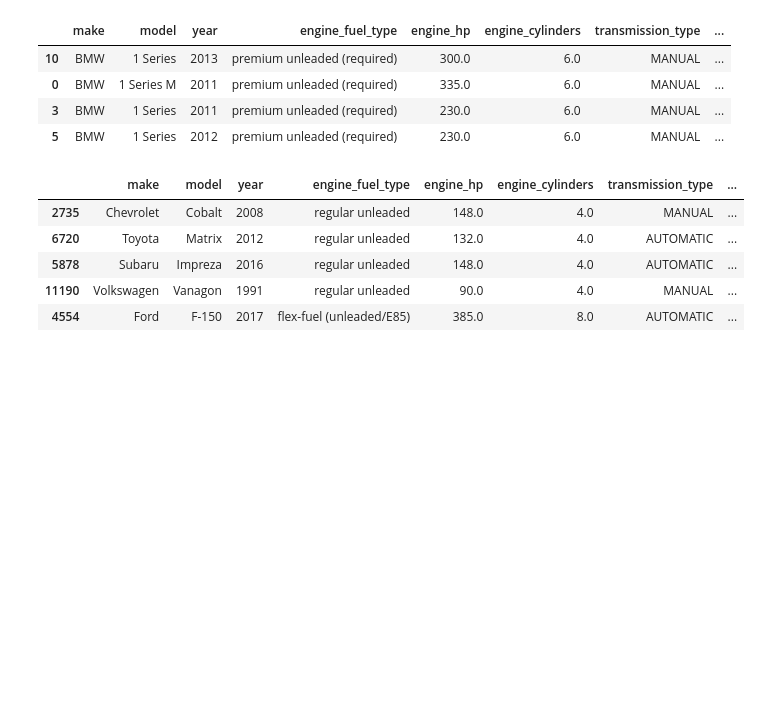
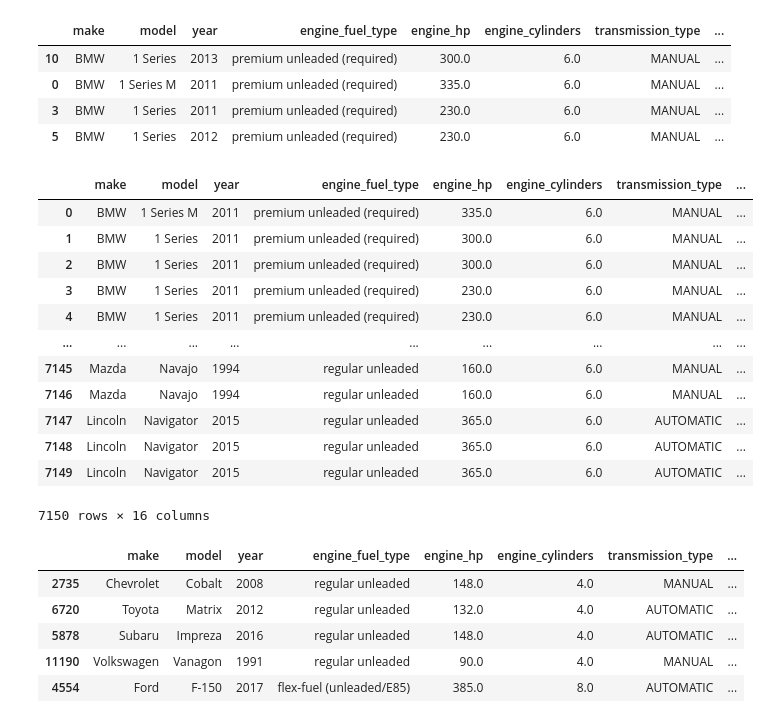
Before and after one commit to CamilaCortex/EnfoquesSoftware, a Jupyter notebook: modulo-03-regresion/notebooks/01-simple_regression.ipynb, the cells around one changed output. Cells and saved outputs as stored; diff of their text form; code cells hidden in the pictures; blank space fills up the shorter version.

```diff
--- a/modulo-03-regresion/notebooks/01-simple_regression.ipynb
+++ b/modulo-03-regresion/notebooks/01-simple_regression.ipynb
@@ -238,6 +257,22 @@ df.iloc[[10, 0, 3, 5]]
 df_train = df.iloc[:n_train]
 df_val = df.iloc[n_train:n_train+n_val]
 df_test = df.iloc[n_train+n_val:]
+# %%
+df_train
+# %% [output]
+|  | make | model | year | engine_fuel_type | engine_hp | engine_cylinders | transmission_type | ... |
+| 0 | BMW | 1 Series M | 2011 | premium unleaded (required) | 335.0 | 6.0 | MANUAL | ... |
+| 1 | BMW | 1 Series | 2011 | premium unleaded (required) | 300.0 | 6.0 | MANUAL | ... |
+| 2 | BMW | 1 Series | 2011 | premium unleaded (required) | 300.0 | 6.0 | MANUAL | ... |
+| 3 | BMW | 1 Series | 2011 | premium unleaded (required) | 230.0 | 6.0 | MANUAL | ... |
+| 4 | BMW | 1 Series | 2011 | premium unleaded (required) | 230.0 | 6.0 | MANUAL | ... |
+| ... | ... | ... | ... | ... | ... | ... | ... | ... |
+| 7145 | Mazda | Navajo | 1994 | regular unleaded | 160.0 | 6.0 | MANUAL | ... |
+| 7146 | Mazda | Navajo | 1994 | regular unleaded | 160.0 | 6.0 | MANUAL | ... |
+| 7147 | Lincoln | Navigator | 2015 | regular unleaded | 365.0 | 6.0 | AUTOMATIC | ... |
+| 7148 | Lincoln | Navigator | 2015 | regular unleaded | 365.0 | 6.0 | AUTOMATIC | ... |
+| 7149 | Lincoln | Navigator | 2015 | regular unleaded | 365.0 | 6.0 | AUTOMATIC | ... |
+7150 rows × 16 columns
 # %%
 idx = np.arange(n)
 # %%
```
Also changed, not shown: parts of 29 cells of this notebook, 2 other files.
